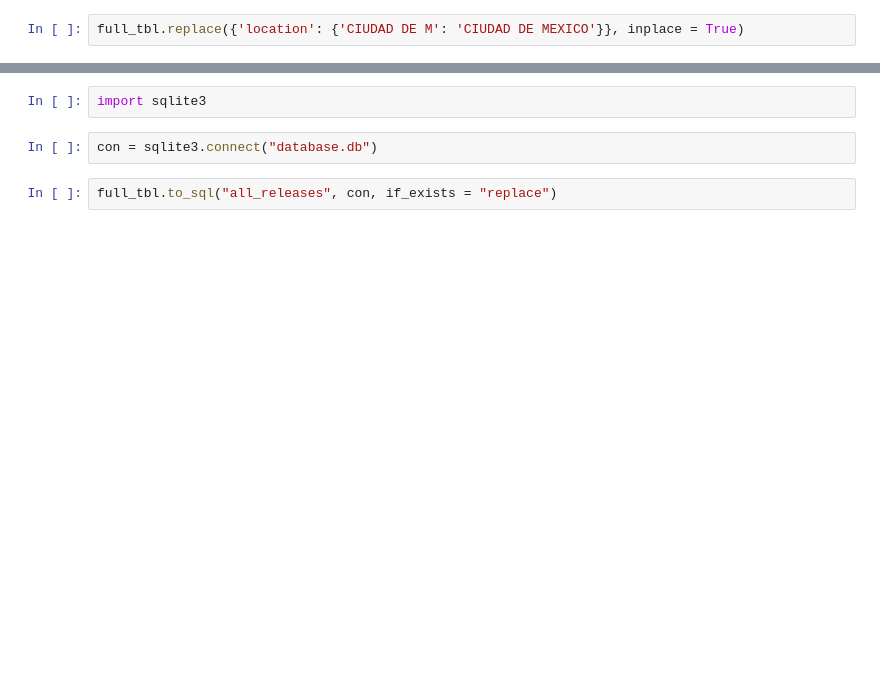
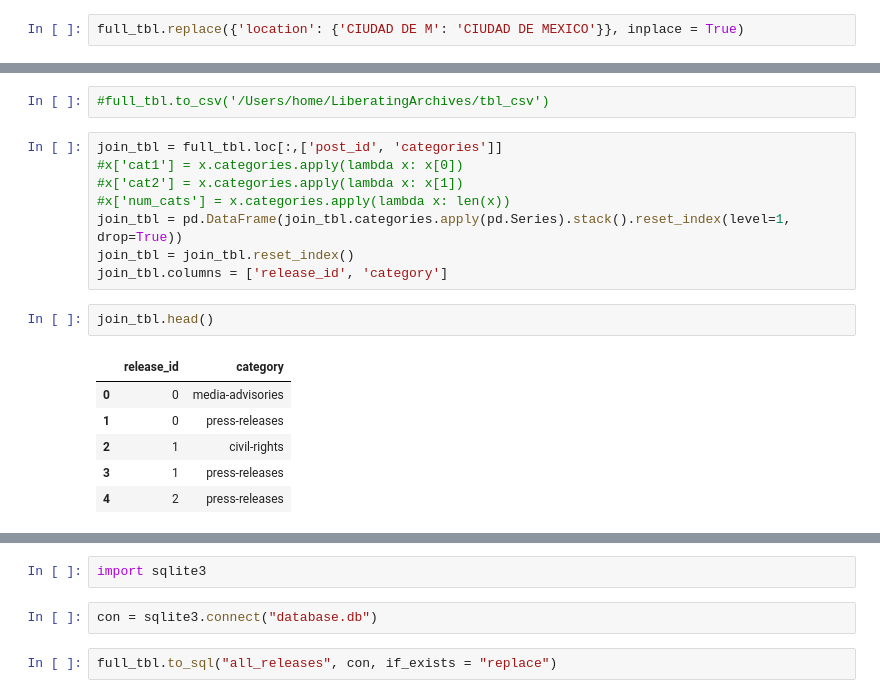
Before and after one commit to zanekuser/CA_Gov_Press_Releases, a Jupyter notebook: Parser.ipynb, the cells around one changed output, grey strips where cells are left out. Saved outputs shown, nothing was run; the diff lists cells and outputs as text; blank space fills up the shorter version.

```diff
--- a/Parser.ipynb
+++ b/Parser.ipynb
@@ -198,3 +247,22 @@ full_tbl['categories'].apply(lambda x: )
 | 2 | 5694 | 2011-05-26 | Governor and First Lady Honor Sgt... | SACRAMENTO | [press-releases, veterans-military] | SACRAMENTO – On behalf of all Cal... |
 | 3 | 3963 | 2013-12-27 | Governor Brown Appoints Dean Benj... | SACRAMENTO | [appointments, press-releases] | SACRAMENTO – Governor Edmund G. B... |
 | 4 | 3962 | 2013-12-27 | Governor Brown Appoints Two to Or... | SACRAMENTO | [appointments, press-releases] | SACRAMENTO – Governor Edmund G. B... |
+# %%
+#full_tbl.to_csv('/Users/home/LiberatingArchives/tbl_csv')
+# %%
+join_tbl = full_tbl.loc[:,['post_id', 'categories']]
+#x['cat1'] = x.categories.apply(lambda x: x[0])
+#x['cat2'] = x.categories.apply(lambda x: x[1])
+#x['num_cats'] = x.categories.apply(lambda x: len(x))
+join_tbl = pd.DataFrame(join_tbl.categories.apply(pd.Series).stack().reset_index(level=1, drop=True))
+join_tbl = join_tbl.reset_index()
+join_tbl.columns = ['release_id', 'category']
+# %%
+join_tbl.head()
+# %% [output]
+|  | release_id | category |
+| 0 | 0 | media-advisories |
+| 1 | 0 | press-releases |
+| 2 | 1 | civil-rights |
+| 3 | 1 | press-releases |
+| 4 | 2 | press-releases |
```
Also changed, not shown: parts of 46 cells of this notebook.
